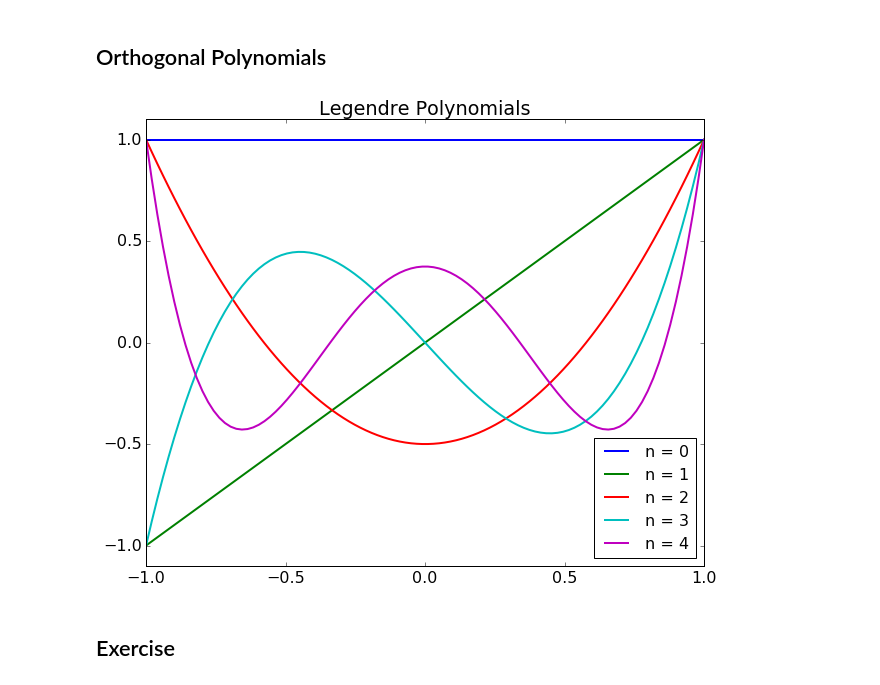
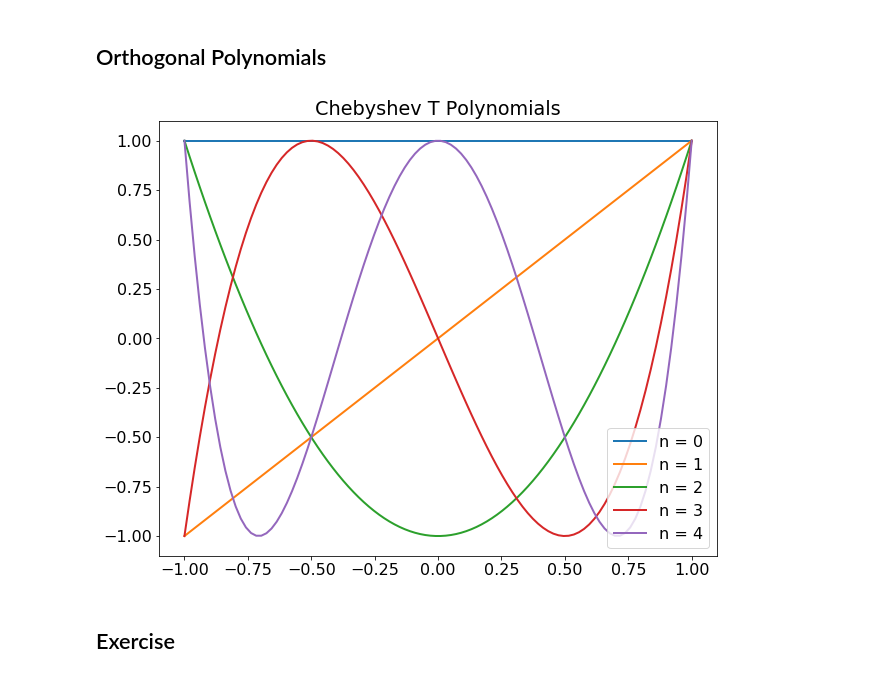
Before and after one commit to Python4AstronomersAndParticlePhysicists/PythonWorkshop-ICE, a Jupyter notebook: notebooks/07_01_scipy.ipynb, the cells around one changed output. Saved outputs shown, nothing was run; the diff lists cells and outputs as text; code cells hidden in the pictures.

```diff
--- a/notebooks/07_01_scipy.ipynb
+++ b/notebooks/07_01_scipy.ipynb
@@ -762,28 +767,28 @@ plt.legend(loc='best');
 # %%
 from scipy.special import eval_legendre, eval_laguerre, eval_hermite, eval_chebyt
 
 ortho_poly_dict = {'Legendre': eval_legendre,
                    'Laguerre': eval_laguerre,
                    'Hermite': eval_hermite,
                    'Chebyshev T': eval_chebyt}
 
 def plot_ortho_poly(name):
     plt.figure()
     f = ortho_poly_dict[name]
     x = np.linspace(-1, 1, 100)
     for n in range(5):
         plt.plot(x, f(n, x), label='n = %i' % n)
     if name is 'Legendre' or 'Chebyshev' in name:
         plt.ylim(-1.1, 1.1)
     plt.legend(loc='best', fontsize=16)
     plt.title(name + ' Polynomials')
 
-plot_ortho_poly('Legendre')
-# plot_ortho_poly('Laguerre')
-# plot_ortho_poly('Hermite')
-# plot_ortho_poly('Chebyshev T')
+#plot_ortho_poly('Legendre')
+#plot_ortho_poly('Laguerre')
+#plot_ortho_poly('Hermite')
+plot_ortho_poly('Chebyshev T')
 # %% [output]
-[figure, old version]
+[figure, new version]
 # %% [markdown]
 ## Exercise
 # %% [markdown]
```
Also changed, not shown: parts of 20 cells of this notebook, 3 other files.
